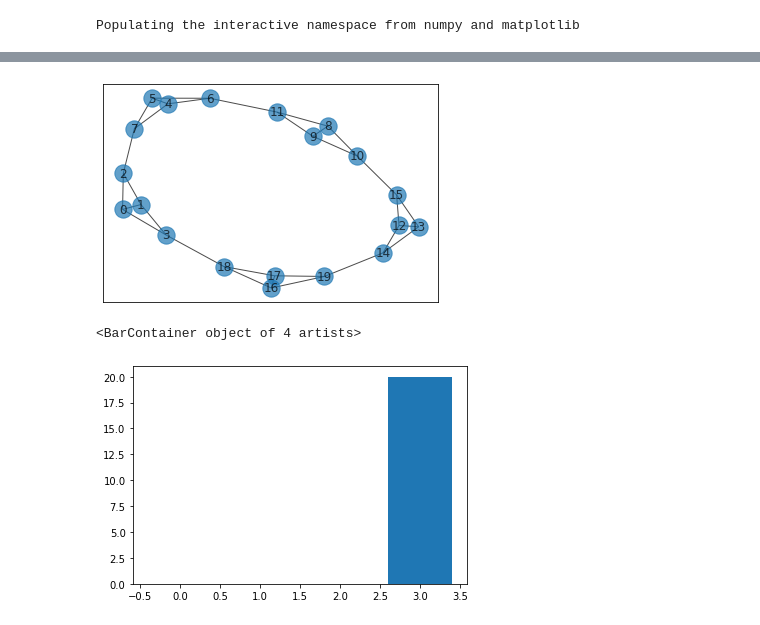
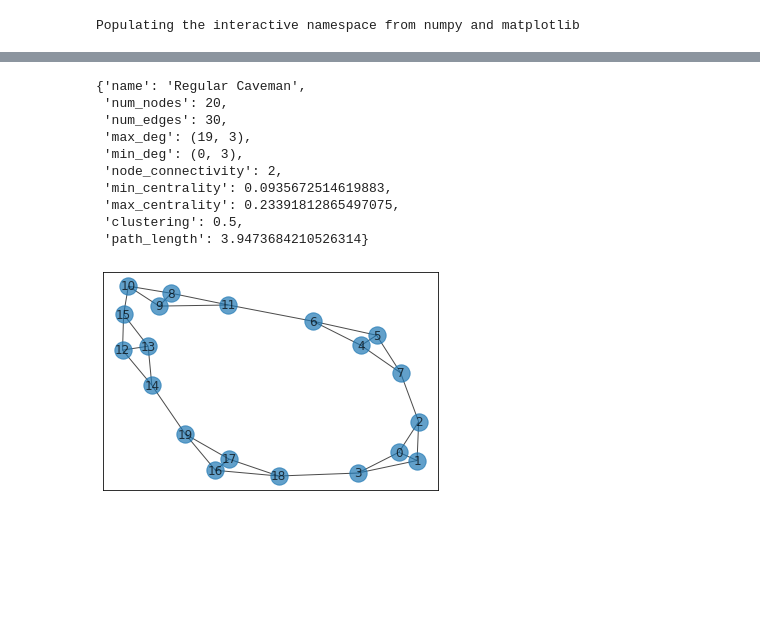
Before and after one commit to JamesPHoughton/detective-game-interdependent-diffusion, a Jupyter notebook: setup/Network Structure.ipynb, the cells around one changed output, grey strips where cells are left out. Drawn from its saved outputs; the diff is of its cells as text; code cells hidden in the pictures; blank space fills up the shorter version.

```diff
--- a/setup/Network Structure.ipynb
+++ b/setup/Network Structure.ipynb
@@ -10,0 +113,27 @@ nx.draw_networkx(g1)
+# %%
+# four stars
+edgelist = [(0,1), (1,2), (2,3), (3,4), (4,5), (5,6), (6,7), (7,0),
+            (0,8), (1,9), (2,10), (3,11), (4,12), (5,13), (6,14), (7,15),
+            (9,10), (11,12), (13,14), (15,8),
+            (8,16), (15,16),
+            (9,17), (10,17),
+            (11,18), (12,18),
+            (13,19), (14,19),
+            (16,18), (17,19)]
+
+g4 = nx.from_edgelist(edgelist)
+nx.draw_networkx(g4, alpha=.7)
+g=g4
+info.append({
+    'name': 'Four Stars',
+    'num_nodes': nx.number_of_nodes(g),
+    'num_edges': nx.number_of_edges(g),
+    'max_deg': max(nx.degree(g)),
+    'min_deg': min(nx.degree(g)),
+    'node_connectivity': nx.node_connectivity(g),
+    'min_centrality': min(nx.betweenness_centrality(g).values()),
+    'max_centrality': max(nx.betweenness_centrality(g).values()),
+    'clustering': nx.average_clustering(g),
+    'path_length': nx.average_shortest_path_length(g),
+})
+info[-1]
@@ -11,28 +152,46 @@ nx.draw_networkx(g1)
 # %%
 # regular connected caveman
 edgelist = [(0,1), (0,2), (0,3),
             (1,2), (1,3),
             (2,7),
             (4,5), (4,6), (4,7),
             (5,6), (5,7),
             (6,11),
             (8,9), (8,10), (8,11),
             (9,10), (9,11),
             (10,15),
             (12,13), (12,14), (12,15),
             (13,14), (13,15),
             (14,19),
             (16,17), (16,18), (16,19),
             (17,18), (17,19),
             (18,3)]
 
-g4 = nx.from_edgelist(edgelist)
-nx.draw_networkx(g4, alpha=.7)
+g5 = nx.from_edgelist(edgelist)
+nx.draw_networkx(g5, alpha=.7)
+g=g5
+info.append({
+    'name': 'Regular Caveman',
+    'num_nodes': nx.number_of_nodes(g),
+    'num_edges': nx.number_of_edges(g),
+    'max_deg': max(nx.degree(g)),
+    'min_deg': min(nx.degree(g)),
+    'node_connectivity': nx.node_connectivity(g),
+    'min_centrality': min(nx.betweenness_centrality(g).values()),
+    'max_centrality': max(nx.betweenness_centrality(g).values()),
+    'clustering': nx.average_clustering(g),
+    'path_length': nx.average_shortest_path_length(g),
+})
+info[-1]
 # %% [output]
+{'name': 'Regular Caveman',
+ 'num_nodes': 20,
+ 'num_edges': 30,
+ 'max_deg': (19, 3),
+ 'min_deg': (0, 3),
+ 'node_connectivity': 2,
+ 'min_centrality': 0.0935672514619883,
+ 'max_centrality': 0.23391812865497075,
+ 'clustering': 0.5,
+ 'path_length': 3.9473684210526314}
-[figure, old version]
+[figure, new version]
-# %%
-y = nx.degree_histogram(g1)
-plt.bar(x=range(len(y)),height=y)
-# %% [output]
-<BarContainer object of 4 artists>
-[figure, removed]
```
Also changed, not shown: parts of 26 cells of this notebook, 20 other files.
